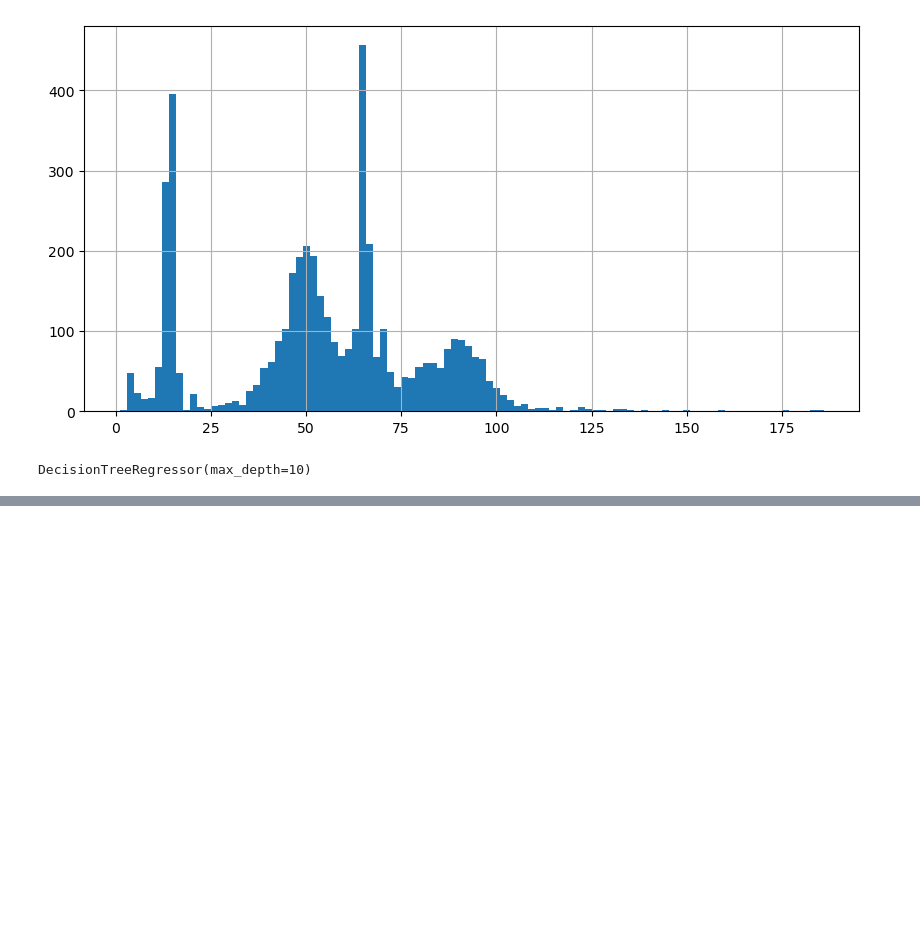
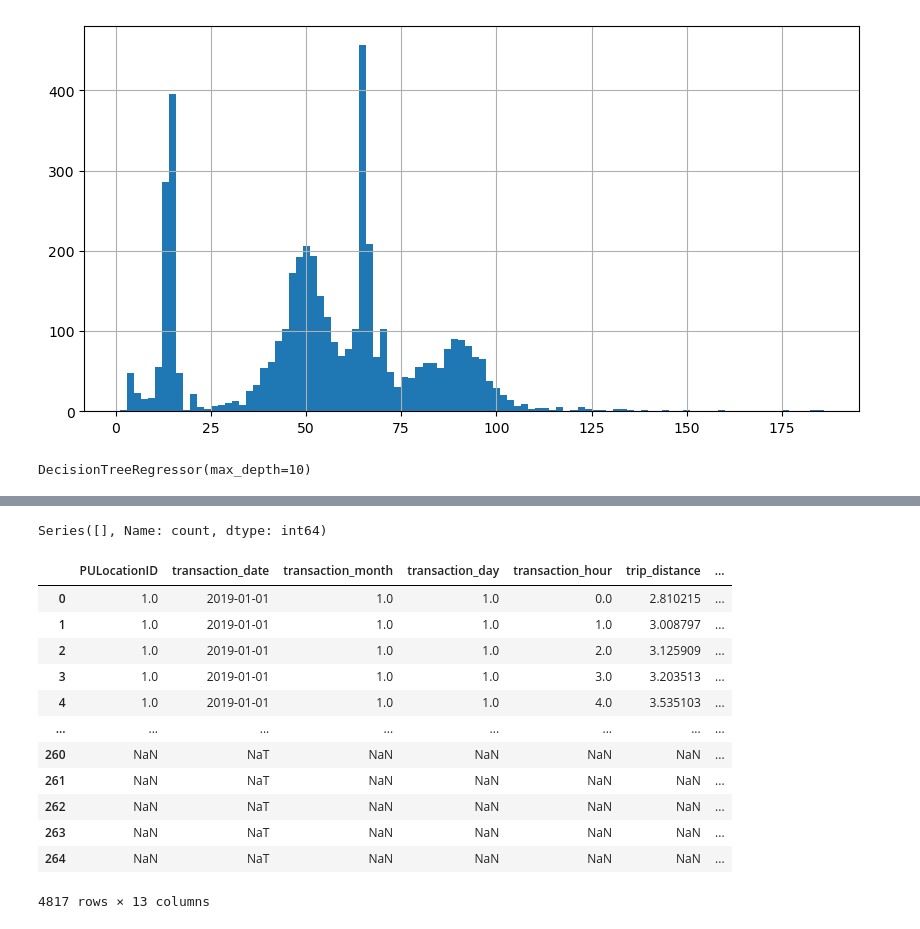
Before and after one commit to safwatnusrat/taxi_analysis, a Jupyter notebook: presentable notebook.ipynb, the cells around one changed output, grey strips where cells are left out. Drawn from its saved outputs; the diff is of its cells as text; code cells hidden in the pictures; blank space fills up the shorter version.

```diff
--- a/presentable notebook.ipynb
+++ b/presentable notebook.ipynb
@@ -306,0 +394,5 @@ DecisionTreeRegressor(max_depth=10)
+# %%
+from pandas.tseries.holiday import USFederalHolidayCalendar
+cal=USFederalHolidayCalendar()
+holidays=cal.holidays(start='2018',end='2020').date
+data_with_new_feature['is_holiday']=data_with_new_feature['transaction_date'].isin(holidays)
@@ -306,0 +408,3 @@ DecisionTreeRegressor(max_depth=10)
+# %%
+zone_lookup=pd.read_csv(r'C:\Users\ASUS\Desktop\texi-analysis\data\taxi_zone_lookup.csv')
+zone_lookup.head()
@@ -306,0 +418,4 @@ DecisionTreeRegressor(max_depth=10)
+# %%
+zone_lookup=zone_lookup[['LocationID','Borough']]
+zone_lookup['LocationID']=zone_lookup['LocationID'].astype(str)
+zone_lookup.head()
@@ -306,0 +441,3 @@ DecisionTreeRegressor(max_depth=10)
+# %%
+data_with_new_feature=data_with_new_feature.merge(zone_lookup,left_on='PULocationID',right_on='LocationID',how='left')
+data_with_new_feature.head()
@@ -306,0 +451,22 @@ DecisionTreeRegressor(max_depth=10)
+# %%
+data_with_new_feature['Borough'].value_counts()
+# %% [output]
+Series([], Name: count, dtype: int64)
+# %%
+frames = [data_with_new_feature,zone_lookup]
+result = pd.concat(frames)
+display(result)
+# %% [output]
+|  | PULocationID | transaction_date | transaction_month | transaction_day | transaction_hour | trip_distance | ... |
+| 0 | 1.0 | 2019-01-01 | 1.0 | 1.0 | 0.0 | 2.810215 | ... |
+| 1 | 1.0 | 2019-01-01 | 1.0 | 1.0 | 1.0 | 3.008797 | ... |
+| 2 | 1.0 | 2019-01-01 | 1.0 | 1.0 | 2.0 | 3.125909 | ... |
+| 3 | 1.0 | 2019-01-01 | 1.0 | 1.0 | 3.0 | 3.203513 | ... |
+| 4 | 1.0 | 2019-01-01 | 1.0 | 1.0 | 4.0 | 3.535103 | ... |
+| ... | ... | ... | ... | ... | ... | ... | ... |
+| 260 | NaN | NaT | NaN | NaN | NaN | NaN | ... |
+| 261 | NaN | NaT | NaN | NaN | NaN | NaN | ... |
+| 262 | NaN | NaT | NaN | NaN | NaN | NaN | ... |
+| 263 | NaN | NaT | NaN | NaN | NaN | NaN | ... |
+| 264 | NaN | NaT | NaN | NaN | NaN | NaN | ... |
+4817 rows × 13 columns
```
Also changed, not shown: parts of 14 cells of this notebook.
